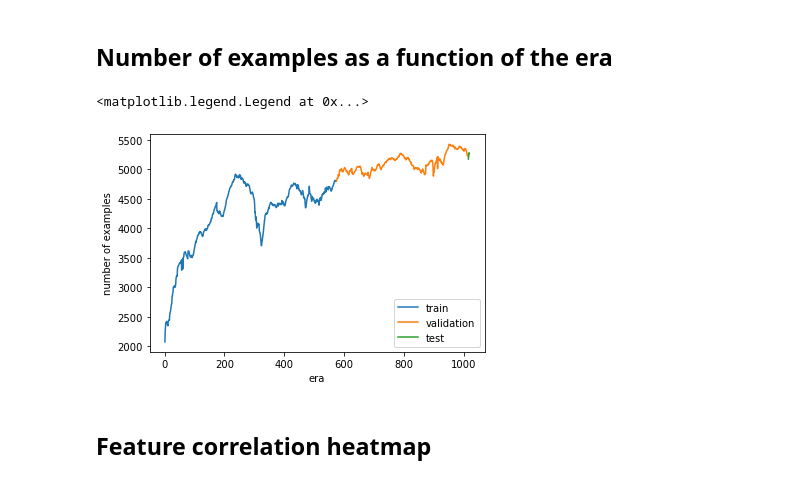
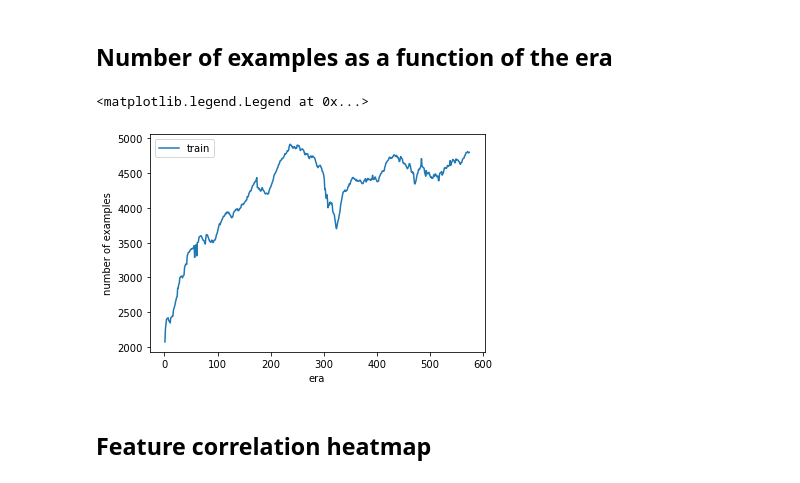
Before and after one commit to miguelbper/numerai-model, a Jupyter notebook: numerai.ipynb, the cells around one changed output. Saved outputs shown, nothing was run; the diff lists cells and outputs as text; code cells hidden in the pictures.

```diff
--- a/numerai.ipynb
+++ b/numerai.ipynb
@@ -52,9 +55,10 @@ features_v2 = feature_metadata['feature_sets']['v2_equivalent_features']
 features_v3 = feature_metadata['feature_sets']['v3_equivalent_features']
 features_fncv3 = feature_metadata['feature_sets']['fncv3_features']
 
+features = features_all
 target = 'target_nomi_v4_20'
 
-read_columns = ['era', 'data_type'] + features_all + [target]
+read_columns = ['era', 'data_type'] + features + [target]
 
 df_feature_metadata = pd.DataFrame(feature_metadata['feature_stats'])
 df_feature_metadata
@@ -178,21 +122,21 @@ memory usage: 7.0 MB
 # %%
 x_train = df_train.groupby('era').size().index.values
 y_train = df_train.groupby('era').size().values
-x_validation = df_validation[df_validation.data_type == 'validation'].groupby('era').size().index.values
-y_validation = df_validation[df_validation.data_type == 'validation'].groupby('era').size().values
-x_test = df_validation[df_validation.data_type == 'test'].groupby('era').size().index.values
-y_test = df_validation[df_validation.data_type == 'test'].groupby('era').size().values
+# x_validation = df_validation[df_validation.data_type == 'validation'].groupby('era').size().index.values
+# y_validation = df_validation[df_validation.data_type == 'validation'].groupby('era').size().values
+# x_test = df_validation[df_validation.data_type == 'test'].groupby('era').size().index.values
+# y_test = df_validation[df_validation.data_type == 'test'].groupby('era').size().values
 
 fig, ax = plt.subplots()
 ax.plot(x_train, y_train, label='train')
-ax.plot(x_validation, y_validation, label='validation')
-ax.plot(x_test, y_test, label='test')
+# ax.plot(x_validation, y_validation, label='validation')
+# ax.plot(x_test, y_test, label='test')
 ax.set_xlabel('era')
 ax.set_ylabel('number of examples')
 ax.legend()
 # %% [output]
 <matplotlib.legend.Legend at 0x...>
-[figure, old version]
+[figure, new version]
 # %% [markdown]
 ## Feature correlation heatmap
 # %%
```
Also changed, not shown: parts of 10 cells of this notebook, 1 other file.
